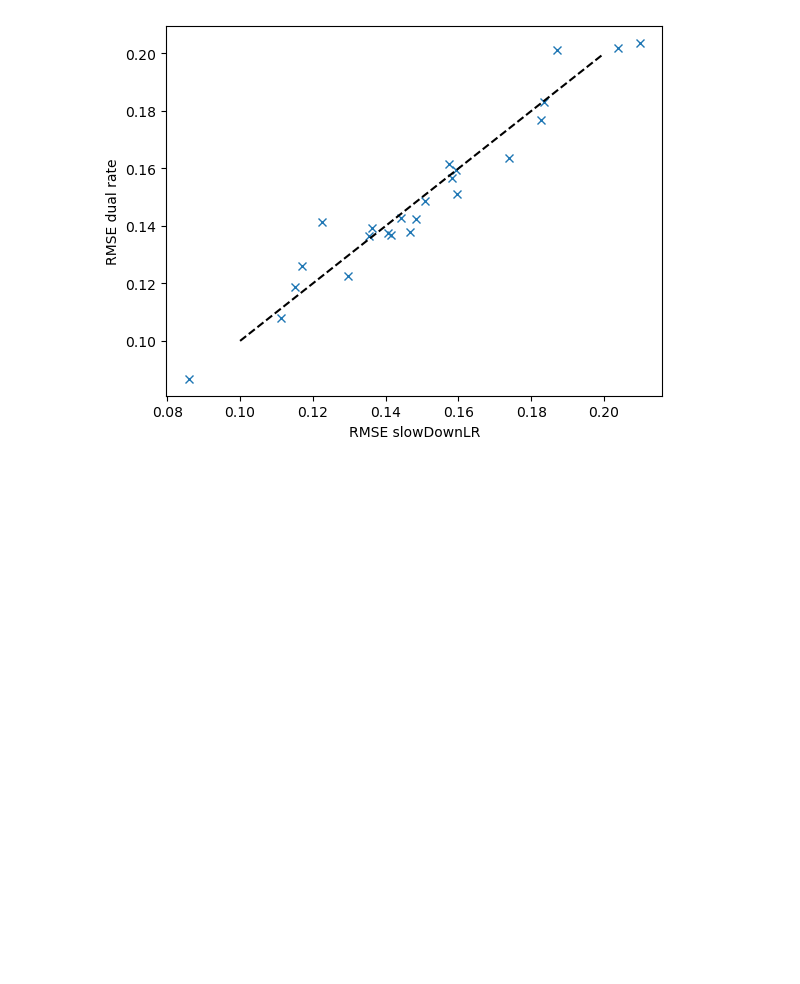
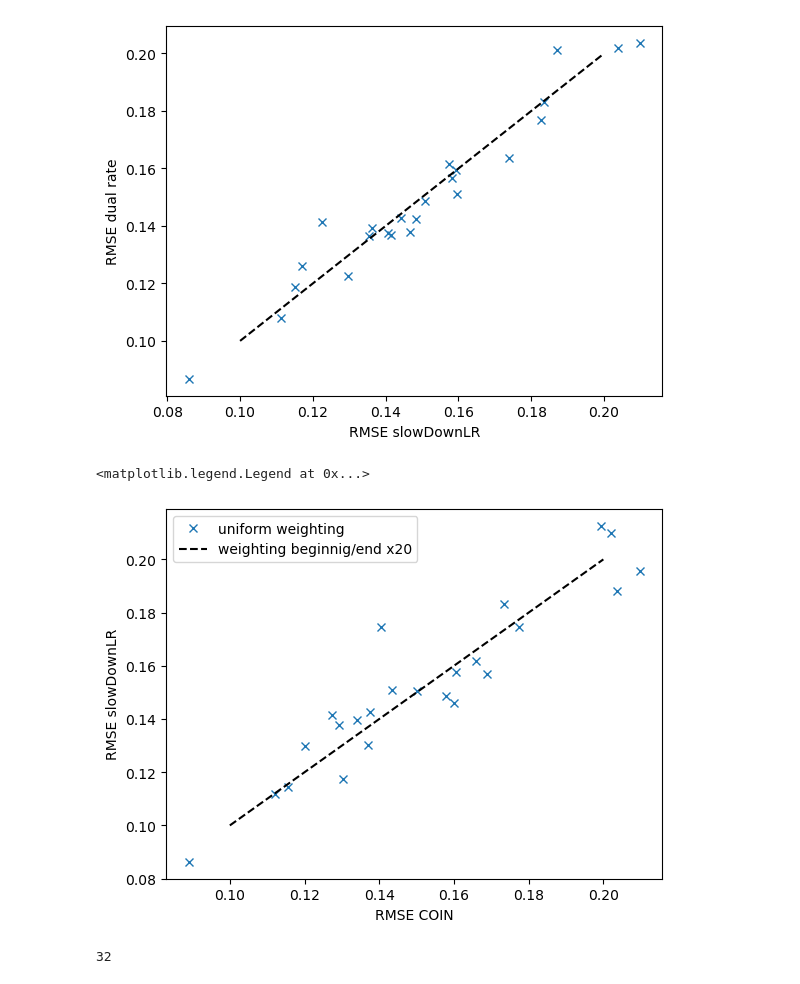
Before and after one commit to sashkarivkind/contextual_frogs, a Jupyter notebook: experimental/optim/result_view_part2mu.ipynb, the cells around one changed output. Cells and saved outputs as stored; diff of their text form; code cells hidden in the pictures; blank space fills up the shorter version.

```diff
--- a/experimental/optim/result_view_part2mu.ipynb
+++ b/experimental/optim/result_view_part2mu.ipynb
@@ -338,3 +358,28 @@ plt.ylabel('RMSE dual rate')
 # %% [output]
 Text(0, 0.5, 'RMSE dual rate')
 [figure]
+# %%
+# result_path1 = '/homes/ar2342/one_more_dir/contextual_frogs/results_part2/InjOpt2MUWdepLRscaleOutClmpLRRecvov40m_inj0p4_with_seeds_1/'
+result_path1 = '/homes/ar2342/one_more_dir/contextual_frogs/results_part2/MUWdepLRscaleOutClmpLRRecvov40m_inj0p4_with_seeds_1/'
+# result_path2 = '/homes/ar2342/one_more_dir/contextual_frogs/results_part2/hello_part2_LRmin_basicBwdCapatRMSprop_M2noAnoLRD_injMU/'
+# result_path3 = '/homes/ar2342/one_more_dir/contextual_frogs/results_part2/hello_part2_LRmin_basicBwdCapatRMSprop_M2noAnoLRD_injMU_AmpliBeginEndX20/'
+coin_rmse = np.loadtxt('/homes/ar2342/frogs_project/COIN/examples/figs/MU_rmses_P1000r10.txt', delimiter=',')
+# result_path2 = '/homes/ar2342/one_more_dir/contextual_frogs/results_part2/experimental_uMUm2/'
+best_rmse1 = calculate_best_rmse(result_path1,n_seeds=seeds)
+# best_rmse2 = calculate_best_rmse(result_path2,n_seeds=18)
+# best_rmse3 = calculate_best_rmse(result_path3,n_seeds=32)
+# plt.plot(best_rmse1,best_rmse2,'x')
+# plt.plot(best_rmse1,best_rmse3,'x')
+plt.plot(coin_rmse,best_rmse1,'x')
+plt.plot([0.1, 0.2], [0.1, 0.2], 'k--') # add a diagonal line for reference
+
+plt.ylabel('RMSE slowDownLR')
+plt.xlabel('RMSE COIN')
+plt.legend(['uniform weighting', 'weighting beginnig/end x20', 'COIN'])
+# %% [output]
+<matplotlib.legend.Legend at 0x...>
+[figure, added]
+# %%
+seeds
+# %% [output]
+32
```
Also changed, not shown: parts of 17 cells of this notebook, 11 other files.
